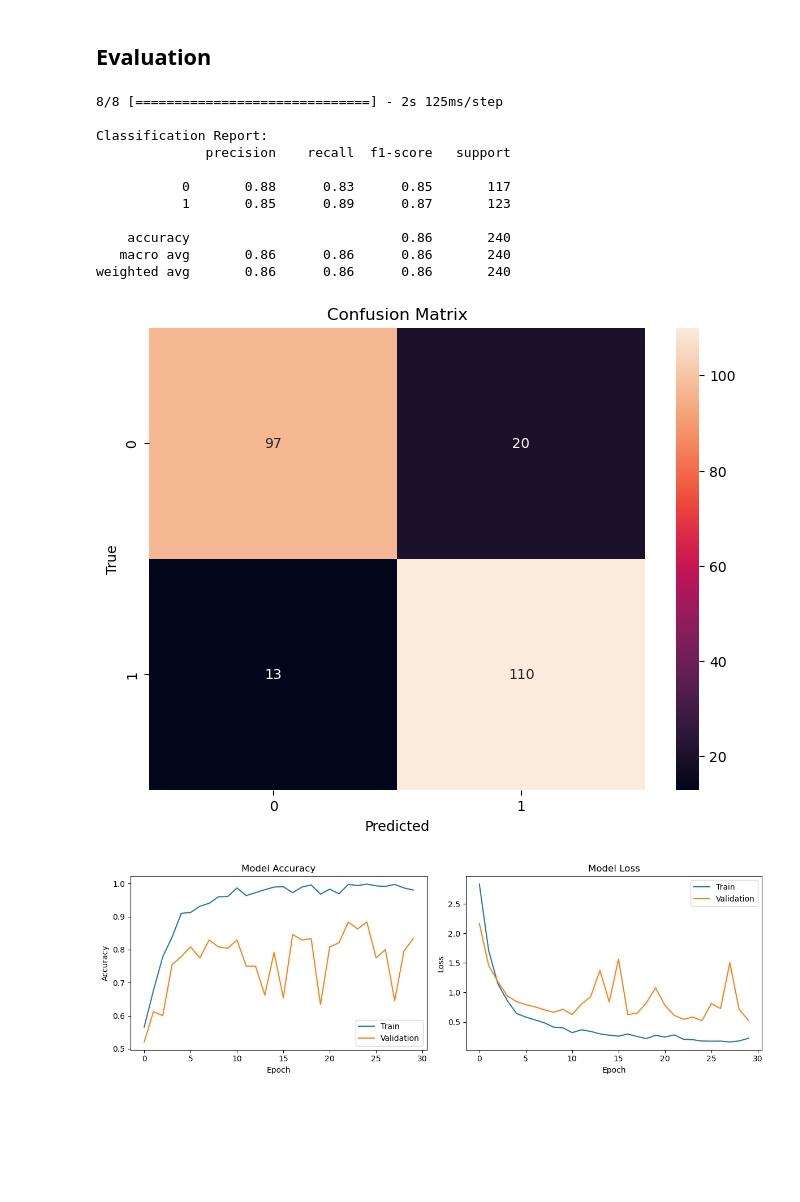
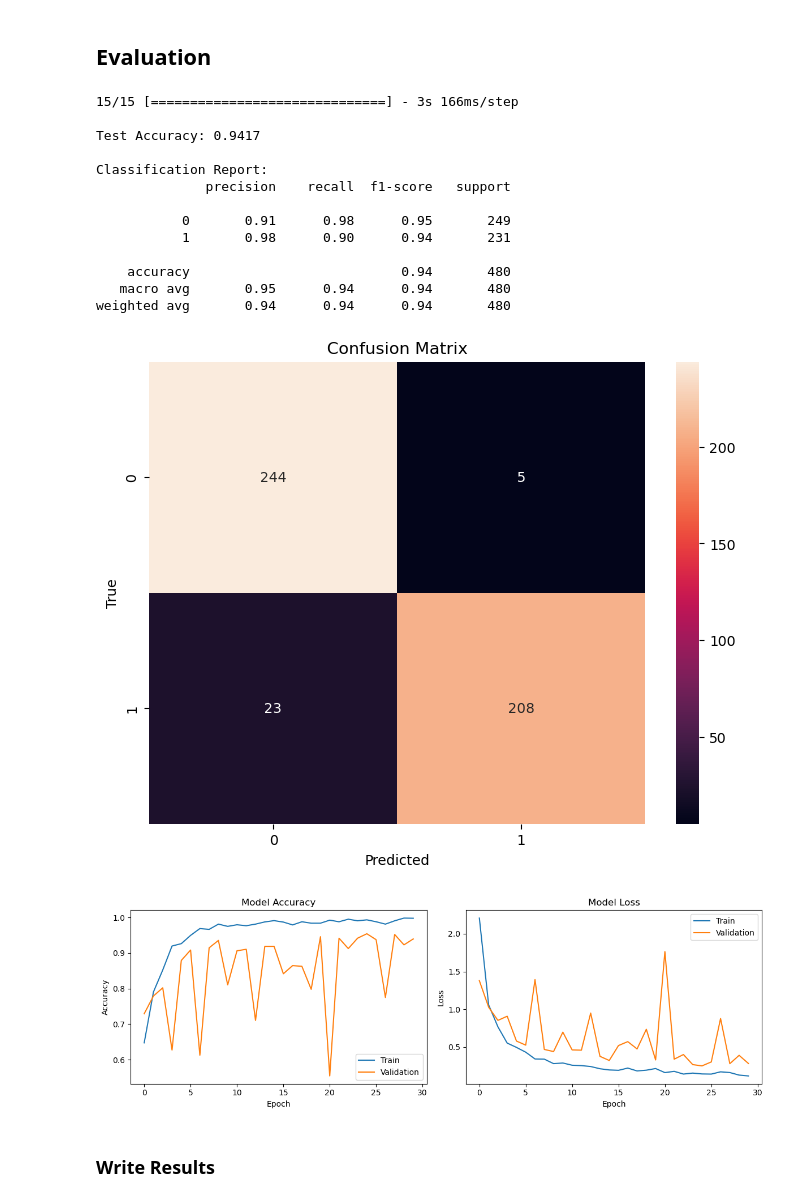
Before and after one commit to MaddogQ/SpamClassification, a Jupyter notebook: LSTM-Conv1D-glove100D.ipynb, the cells around one changed output. Cells and saved outputs as stored; diff of their text form; code cells hidden in the pictures; blank space fills up the shorter version.

Commit message:
update: train on augmented data

```diff
--- a/LSTM-Conv1D-glove100D.ipynb
+++ b/LSTM-Conv1D-glove100D.ipynb
@@ -284,7 +315,7 @@ history = model.fit(
     epochs=15,
     batch_size=32,
     callbacks=callbacks,
-    verbose=1
+    verbose=1,
 )
 # %% [output]
 Epoch 1/15
@@ -312,38 +345,45 @@ def evaluate_model(model, X_test, y_test):
     y_pred = model.predict(X_test)
     y_pred_classes = (y_pred > 0.5).astype(int)
 
+    # Calculate test accuracy
+    test_accuracy = accuracy_score(y_test, y_pred_classes)
+    print(f"\nTest Accuracy: {test_accuracy:.4f}")
+
     # Print classification report
     print("\nClassification Report:")
-    print(classification_report(y_test, y_pred_classes))
+    cls_report = classification_report(y_test, y_pred_classes)
+    print(cls_report)
 
     # Plot confusion matrix
     plt.figure(figsize=(8, 6))
     cm = confusion_matrix(y_test, y_pred_classes)
-    sns.heatmap(cm, annot=True, fmt='d')
-    plt.title('Confusion Matrix')
-    plt.xlabel('Predicted')
-    plt.ylabel('True')
+    sns.heatmap(cm, annot=True, fmt="d")
+    plt.title("Confusion Matrix")
+    plt.xlabel("Predicted")
+    plt.ylabel("True")
     plt.show()
 
     # Plot training history
     plt.figure(figsize=(12, 4))
 
     plt.subplot(1, 2, 1)
-    plt.plot(history.history['accuracy'])
-    plt.plot(history.history['val_accuracy'])
-    plt.title('Model Accuracy')
-    plt.ylabel('Accuracy')
-    plt.xlabel('Epoch')
-    plt.legend(['Train', 'Validation'])
+    plt.plot(history.history["accuracy"])
+    plt.plot(history.history["val_accuracy"])
+    plt.title("Model Accuracy")
+    plt.ylabel("Accuracy")
+    plt.xlabel("Epoch")
+    plt.legend(["Train", "Validation"])
 
     plt.subplot(1, 2, 2)
-    plt.plot(history.history['loss'])
-    plt.plot(history.history['val_loss'])
-    plt.title('Model Loss')
-    plt.ylabel('Loss')
-    plt.xlabel('Epoch')
-    plt.legend(['Train', 'Validation'])
+    plt.plot(history.history["loss"])
+    plt.plot(history.history["val_loss"])
+    plt.title("Model Loss")
+    plt.ylabel("Loss")
+    plt.xlabel("Epoch")
+    plt.legend(["Train", "Validation"])
 
     plt.tight_layout()
     plt.show()
+
+    return (cls_report, test_accuracy)
 # %%
@@ -555,18 +639,22 @@ Epoch 15/15
 # %% [markdown]
 ## Evaluation
 # %%
-evaluate_model(model_lstm, processed_x_test, y_test)
+(cls_report, test_accuracy) = evaluate_model(model_lstm, processed_x_test, y_test)
 # %% [output]
-8/8 [==============================] - 2s 125ms/step
+15/15 [==============================] - 3s 166ms/step
+
+Test Accuracy: 0.9417
 
 Classification Report:
               precision    recall  f1-score   support
 
-           0       0.88      0.83      0.85       117
-           1       0.85      0.89      0.87       123
+           0       0.91      0.98      0.95       249
+           1       0.98      0.90      0.94       231
 
-    accuracy                           0.86       240
-   macro avg       0.86      0.86      0.86       240
-weighted avg       0.86      0.86      0.86       240
+    accuracy                           0.94       480
+   macro avg       0.95      0.94      0.94       480
+weighted avg       0.94      0.94      0.94       480
-[figure, old version]
+[figure, new version]
-[figure, old version]
+[figure, new version]
+# %% [markdown]
+### Write Results
```
Also changed, not shown: parts of 23 cells of this notebook, 1 other file.
